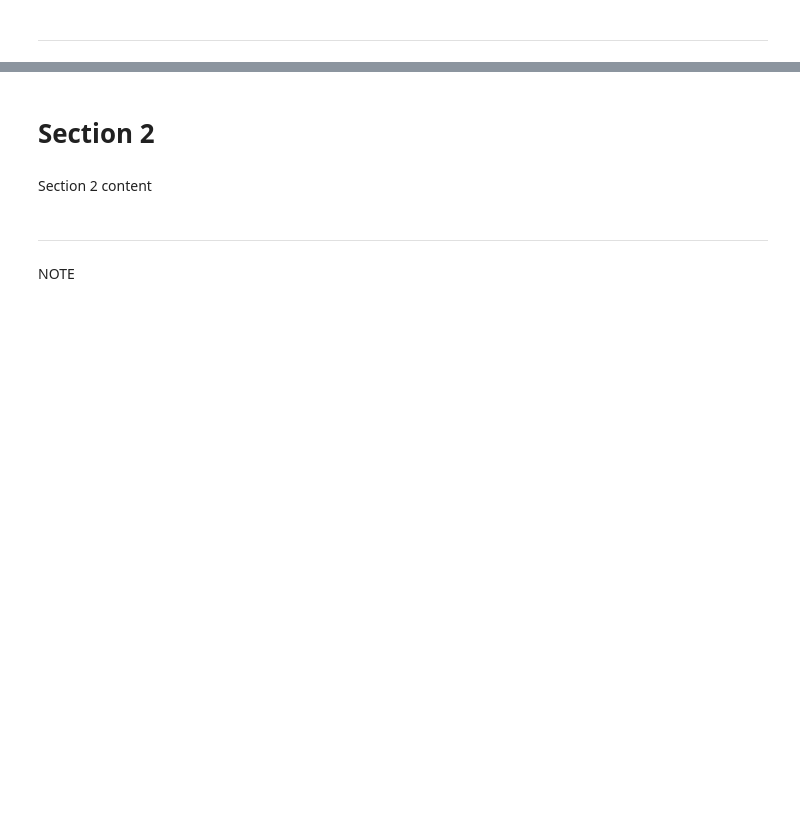
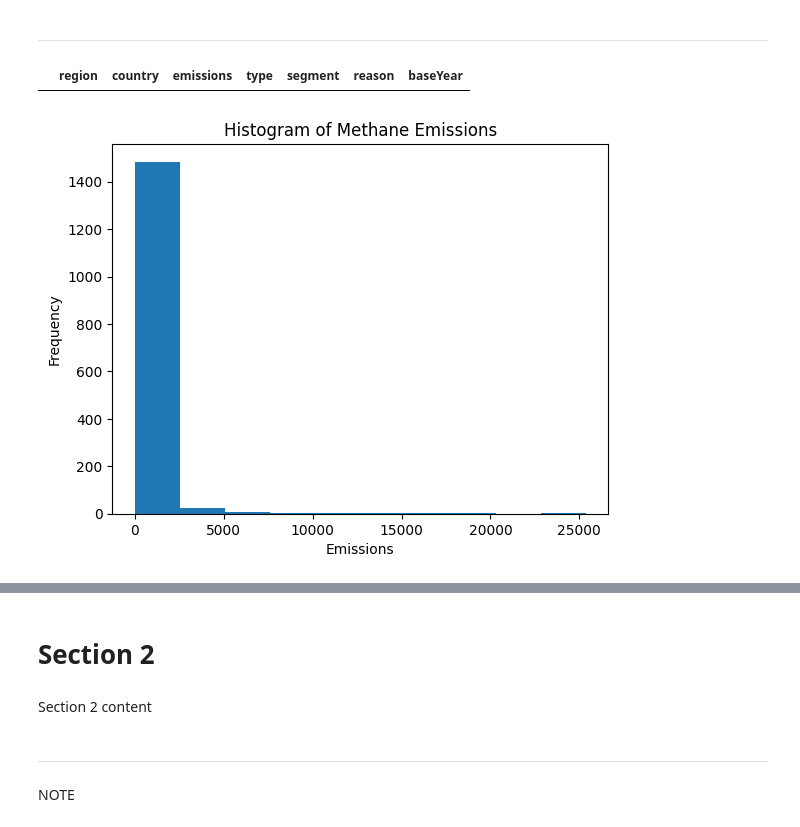
Before and after one commit to DaniDL346/Global_Methane_Flux_Analysis, a Jupyter notebook: jupyter_notebooks/1_ETL_notebook.ipynb, the cells around one changed output, grey strips where cells are left out. Drawn from its saved outputs; the diff is of its cells as text; code cells hidden in the pictures; blank space fills up the shorter version.

```diff
--- a/jupyter_notebooks/1_ETL_notebook.ipynb
+++ b/jupyter_notebooks/1_ETL_notebook.ipynb
@@ -182,2 +366,16 @@ Transform:
 # %% [markdown]
 ---
+# %%
+df = df.drop(df[df['region'] == 'World'].index) #all rows dropped
+# %%
+df[df['region'] == 'World'] # check
+# %% [output]
+|  | region | country | emissions | type | segment | reason | baseYear |
+# %%
+df['emissions'].plot(kind='hist')
+plt.title("Histogram of Methane Emissions")
+plt.xlabel("Emissions")
+plt.ylabel("Frequency")
+plt.show() #most of the data lies at the start, it is an asymmetrical shape
+# %% [output]
+[figure, added]
```
Also changed, not shown: parts of 32 cells of this notebook.
